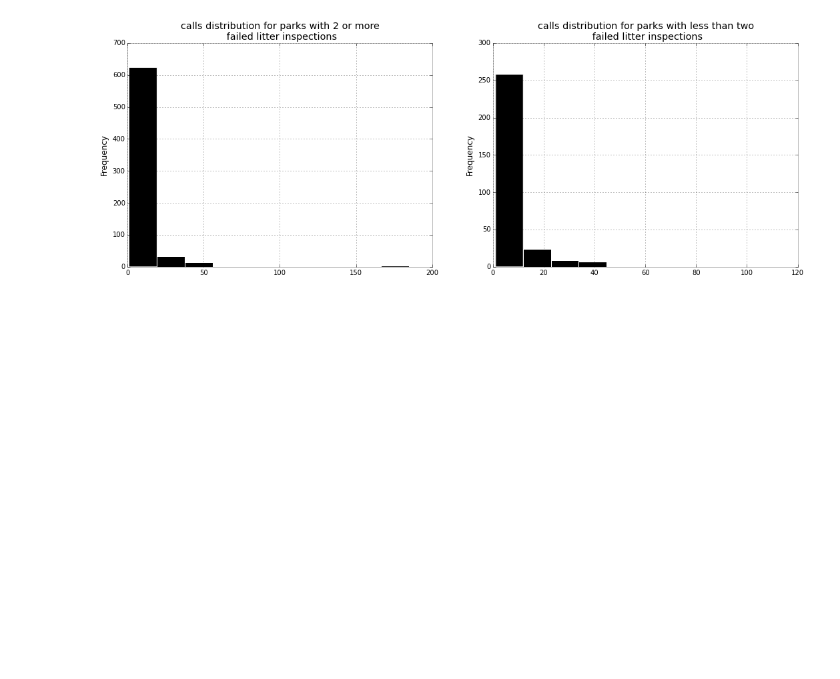
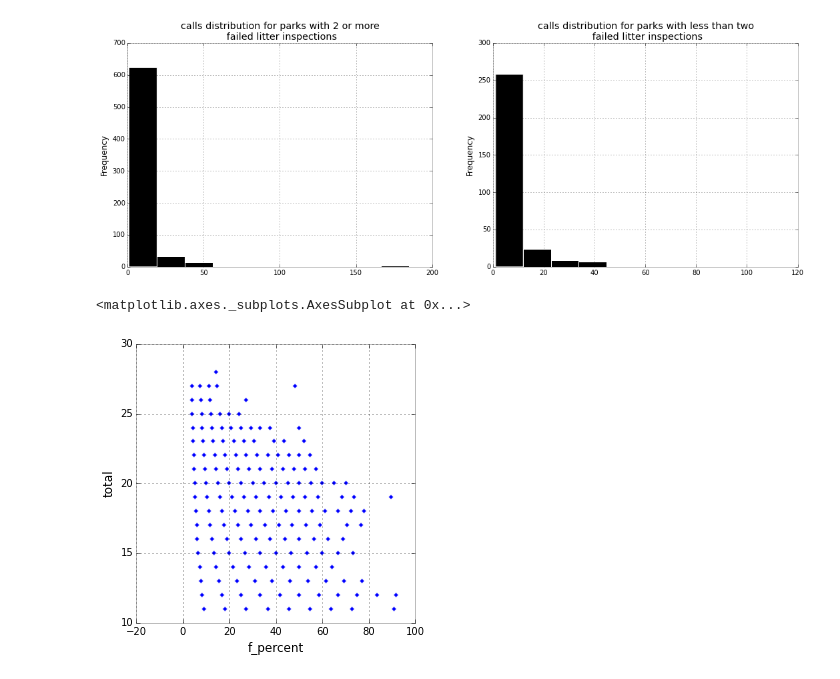
Before and after one commit to gdobler/parqa, a Jupyter notebook: Inspections/Calls_Parks_Distribution.ipynb, the cells around one changed output. Drawn from its saved outputs; the diff is of its cells as text; code cells hidden in the pictures; blank space fills up the shorter version.

```diff
--- a/Inspections/Calls_Parks_Distribution.ipynb
+++ b/Inspections/Calls_Parks_Distribution.ipynb
@@ -112,3 +112,10 @@ df.calls[df.failed<=2].plot(kind='hist', color='k', ax=axes[1], title='calls dis
 plt.savefig(PARQA + 'parqa/Inspections/calls_distribution.png')
 # %% [output]
 [figure]
+# %%
+df['f_percent'] = 100.0*df.failed/df.total
+# %%
+df[df.total>10].plot(kind='scatter', x='f_percent', y='total', figsize=(5,5))
+# %% [output]
+<matplotlib.axes._subplots.AxesSubplot at 0x...>
+[figure, added]
```
Also changed, not shown: parts of 1 cell of this notebook, 4 other files.
